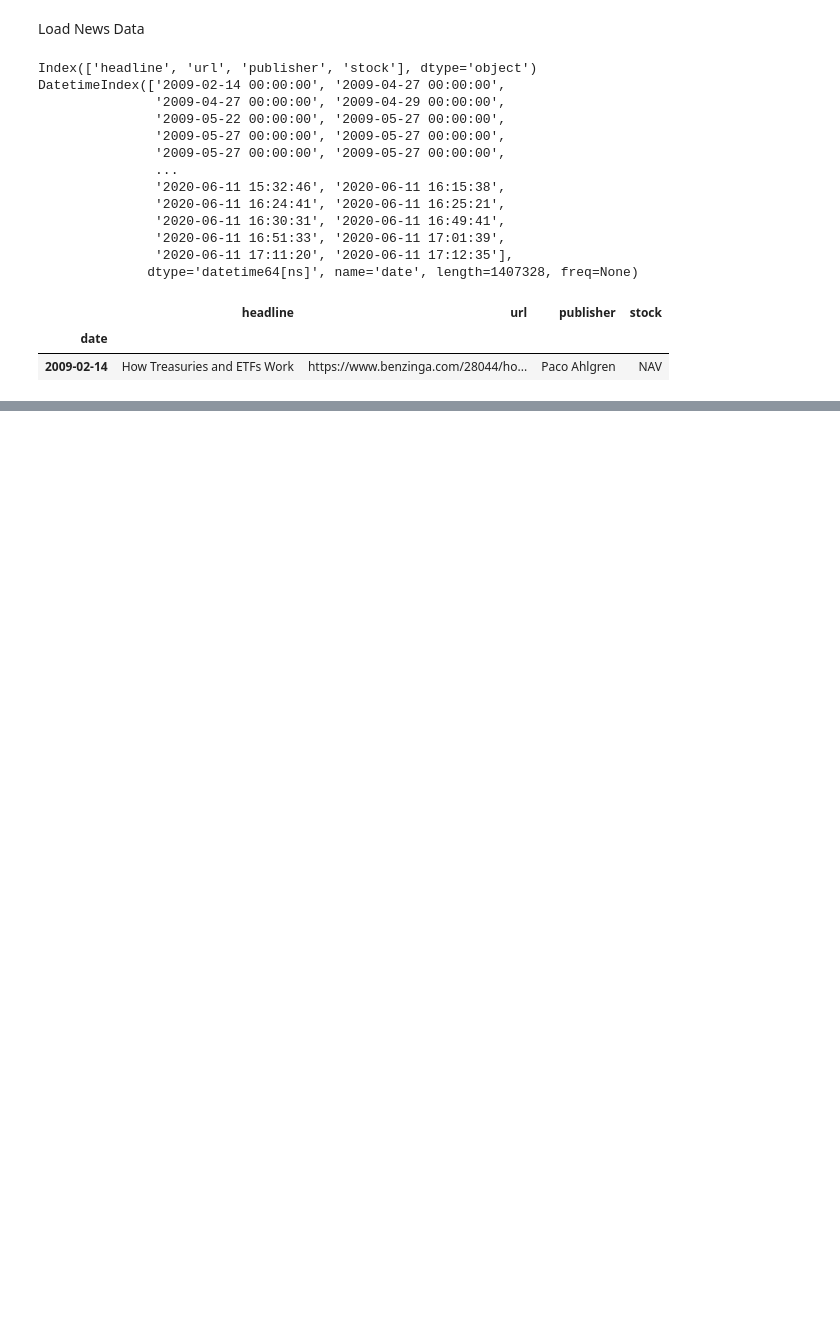
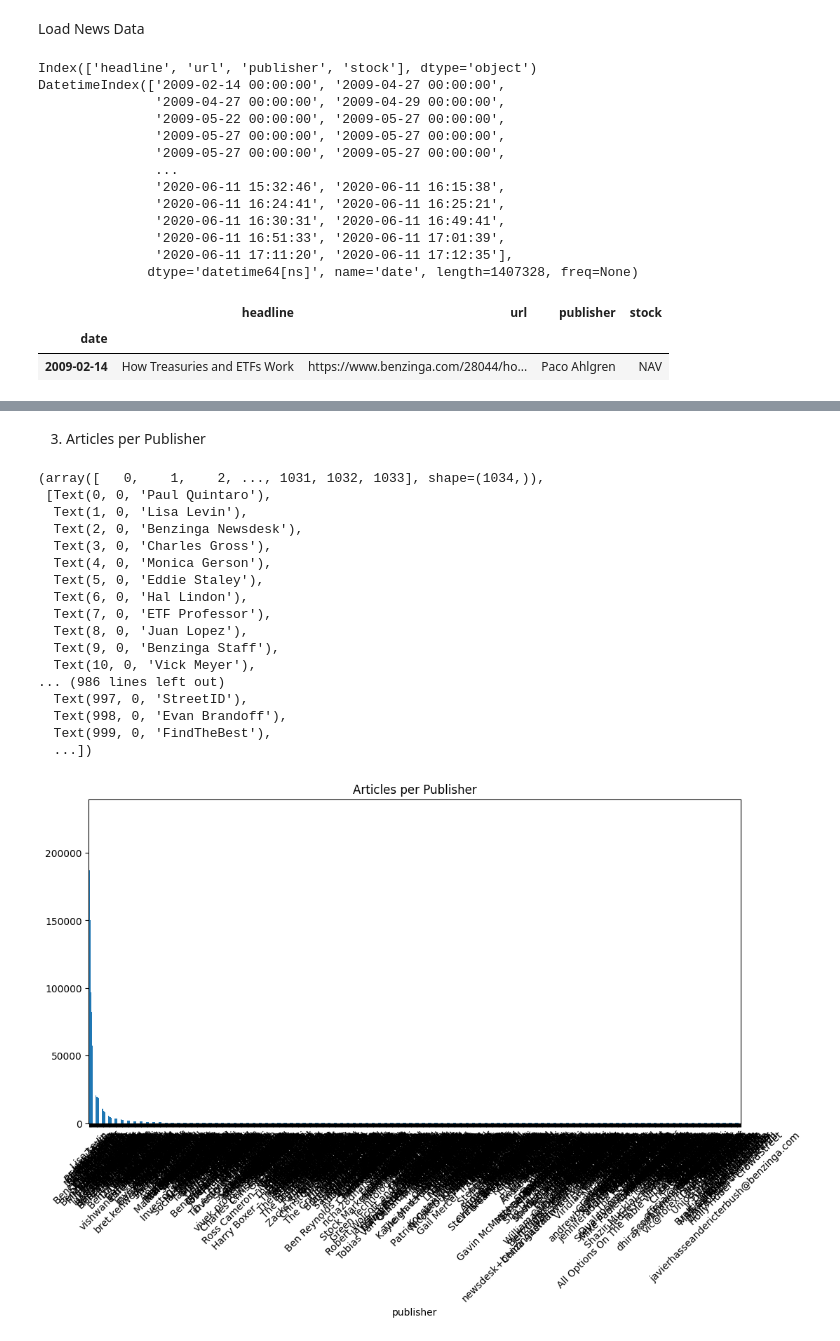
Before and after one commit to tnsay/week1StockPriceDataAnalysis, a Jupyter notebook: notebooks/eda_analysis.ipynb, the cells around one changed output, grey strips where cells are left out. Saved outputs shown, nothing was run; the diff lists cells and outputs as text; code cells hidden in the pictures; blank space fills up the shorter version.

```diff
--- a/notebooks/eda_analysis.ipynb
+++ b/notebooks/eda_analysis.ipynb
@@ -47,0 +58,24 @@ DatetimeIndex(['2009-02-14 00:00:00', '2009-04-27 00:00:00',
+# %% [markdown]
+3. Articles per Publisher
+# %%
+df['publisher'].value_counts().plot(kind='bar', figsize=(12, 6), title='Articles per Publisher')
+plt.xticks(rotation=45)
+# %% [output]
+(array([   0,    1,    2, ..., 1031, 1032, 1033], shape=(1034,)),
+ [Text(0, 0, 'Paul Quintaro'),
+  Text(1, 0, 'Lisa Levin'),
+  Text(2, 0, 'Benzinga Newsdesk'),
+  Text(3, 0, 'Charles Gross'),
+  Text(4, 0, 'Monica Gerson'),
+  Text(5, 0, 'Eddie Staley'),
+  Text(6, 0, 'Hal Lindon'),
+  Text(7, 0, 'ETF Professor'),
+  Text(8, 0, 'Juan Lopez'),
+  Text(9, 0, 'Benzinga Staff'),
+  Text(10, 0, 'Vick Meyer'),
+... (986 lines left out)
+  Text(997, 0, 'StreetID'),
+  Text(998, 0, 'Evan Brandoff'),
+  Text(999, 0, 'FindTheBest'),
+  ...])
+[figure, added]
```
Also changed, not shown: parts of 11 cells of this notebook.
